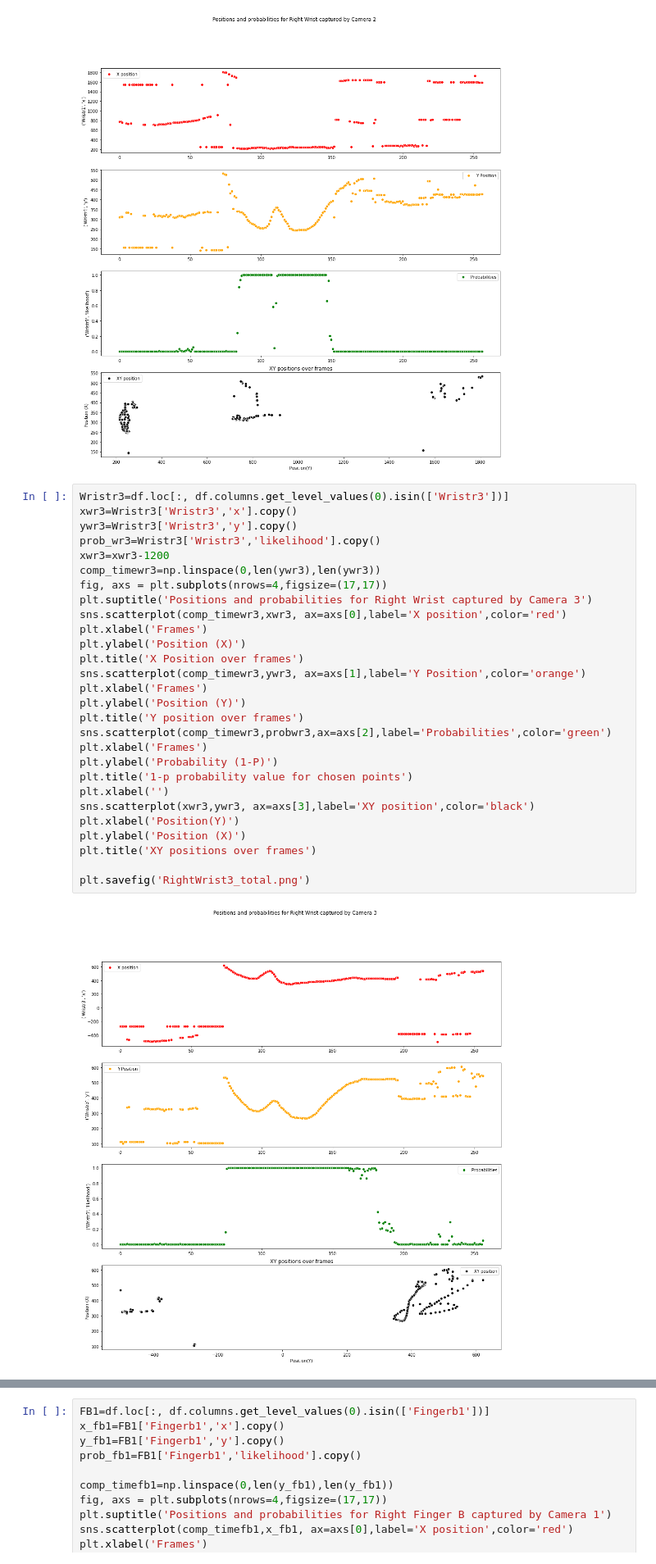
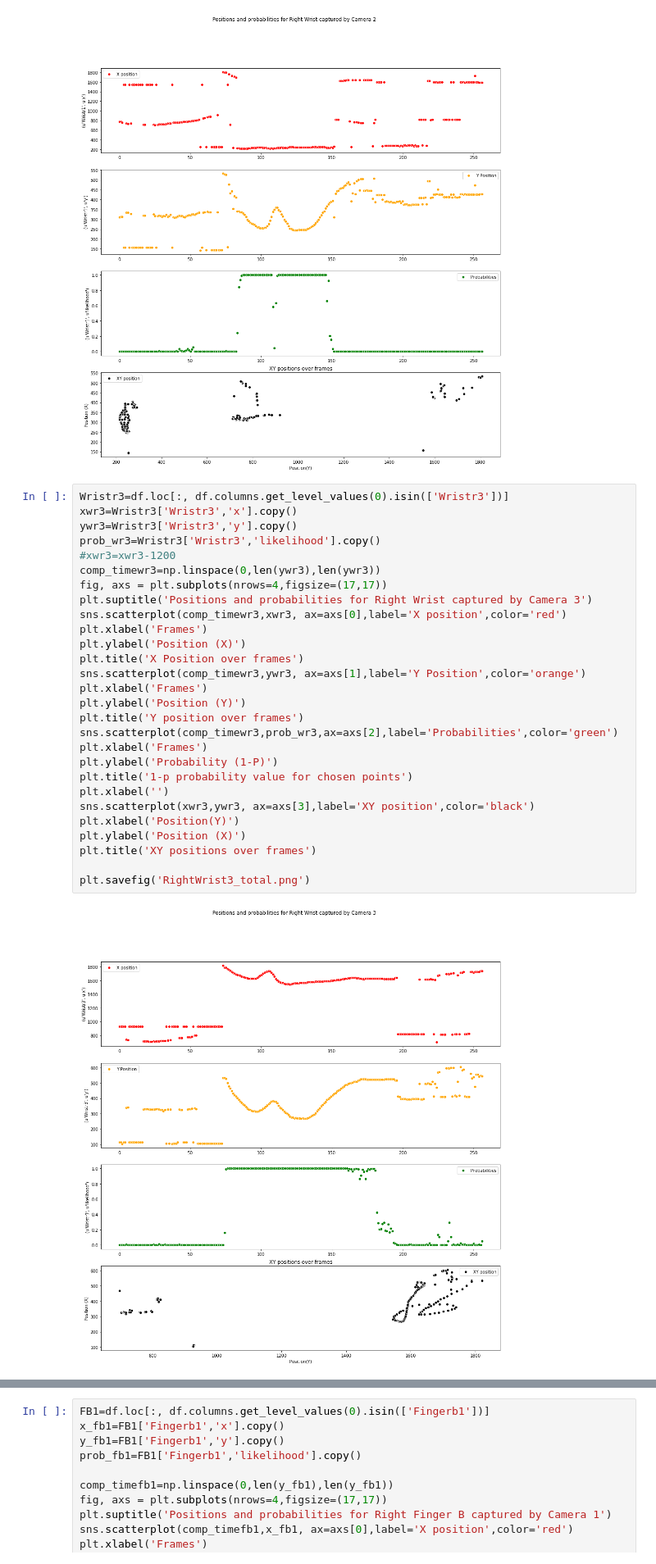
Before and after one commit to brettthepunk/ImageReconstruction, a Jupyter notebook: Kinematic_Workspace.ipynb, the cells around one changed output, grey strips where cells are left out. Shown at 82% size. Drawn from its saved outputs; the diff is of its cells as text.

```diff
--- a/Kinematic_Workspace.ipynb
+++ b/Kinematic_Workspace.ipynb
@@ -172,33 +172,33 @@ plt.savefig('RightWrist1_total.png')
 # %%
 Wristr3=df.loc[:, df.columns.get_level_values(0).isin(['Wristr3'])]
 xwr3=Wristr3['Wristr3','x'].copy()
 ywr3=Wristr3['Wristr3','y'].copy()
 prob_wr3=Wristr3['Wristr3','likelihood'].copy()
-xwr3=xwr3-1200
+#xwr3=xwr3-1200
 comp_timewr3=np.linspace(0,len(ywr3),len(ywr3))
 fig, axs = plt.subplots(nrows=4,figsize=(17,17))
 plt.suptitle('Positions and probabilities for Right Wrist captured by Camera 3')
 sns.scatterplot(comp_timewr3,xwr3, ax=axs[0],label='X position',color='red')
 plt.xlabel('Frames')
 plt.ylabel('Position (X)')
 plt.title('X Position over frames')
 sns.scatterplot(comp_timewr3,ywr3, ax=axs[1],label='Y Position',color='orange')
 plt.xlabel('Frames')
 plt.ylabel('Position (Y)')
 plt.title('Y position over frames')
-sns.scatterplot(comp_timewr3,probwr3,ax=axs[2],label='Probabilities',color='green')
+sns.scatterplot(comp_timewr3,prob_wr3,ax=axs[2],label='Probabilities',color='green')
 plt.xlabel('Frames')
 plt.ylabel('Probability (1-P)')
 plt.title('1-p probability value for chosen points')
 plt.xlabel('')
 sns.scatterplot(xwr3,ywr3, ax=axs[3],label='XY position',color='black')
 plt.xlabel('Position(Y)')
 plt.ylabel('Position (X)')
 plt.title('XY positions over frames')
 
 plt.savefig('RightWrist3_total.png')
 # %% [output]
-[figure, old version]
+[figure, new version]
 # %%
 FB3=df.loc[:, df.columns.get_level_values(0).isin(['Fingerb3'])]
 x_fb3=FB3['Fingerb3','x'].copy()
```
Also changed, not shown: parts of 14 cells of this notebook.
